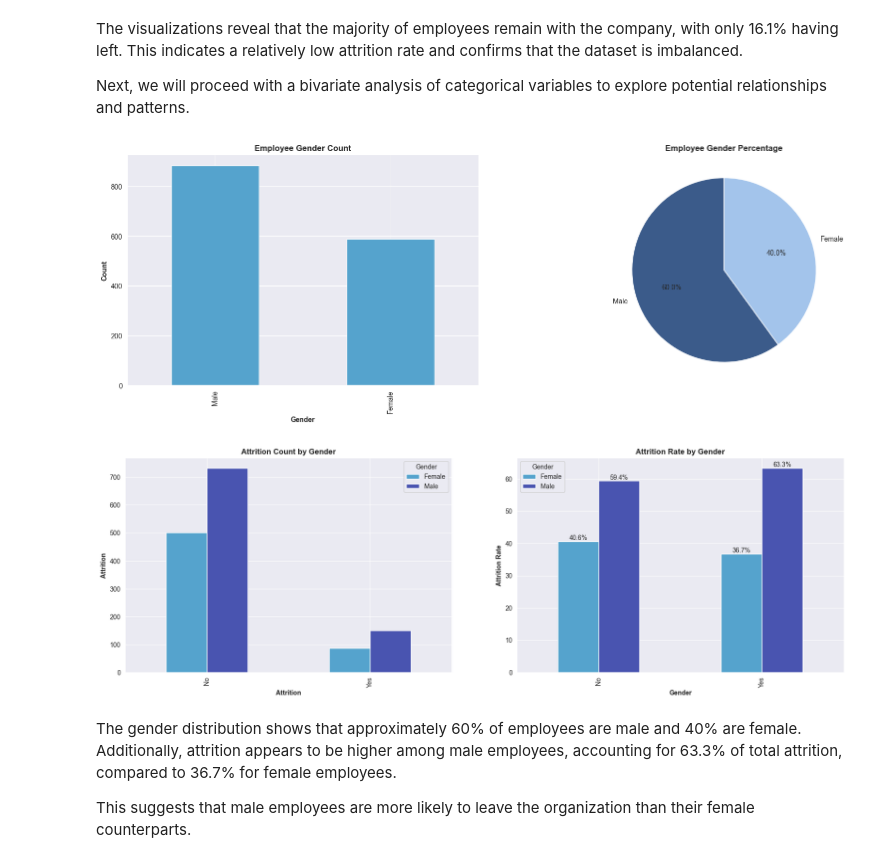
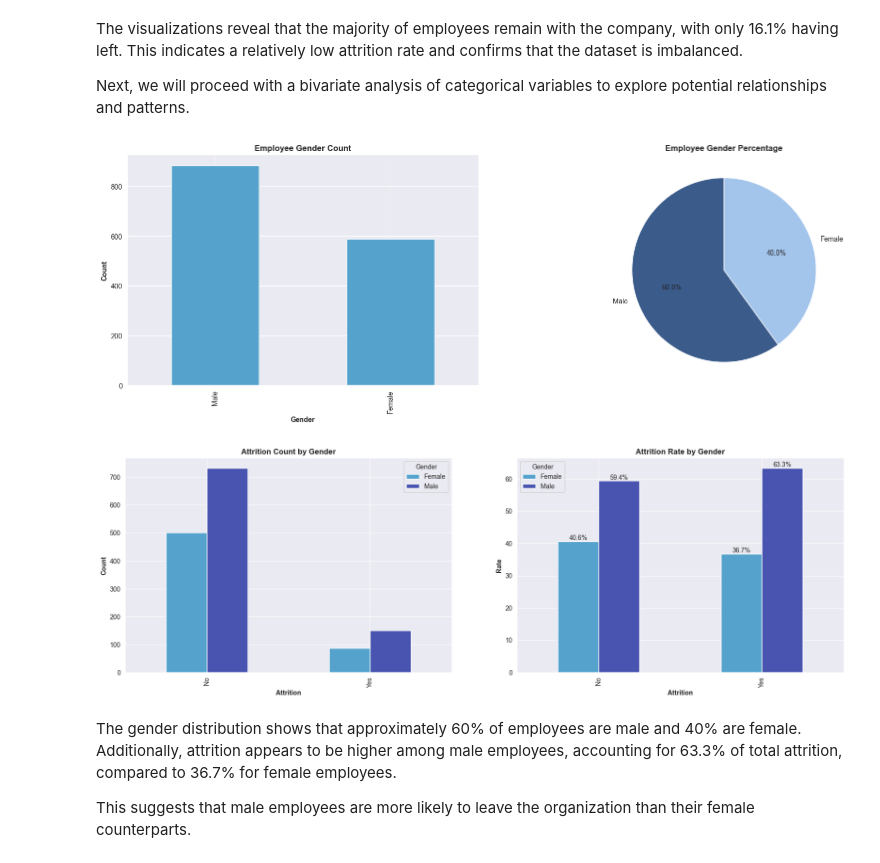
Before and after one commit to George-Njuguna/HR-ATTRITION-MODELLING, a Jupyter notebook: EDA.ipynb, the cells around one changed output. Saved outputs shown, nothing was run; the diff lists cells and outputs as text; code cells hidden in the pictures.

```diff
--- a/EDA.ipynb
+++ b/EDA.ipynb
@@ -145,37 +204,11 @@ Next, we will proceed with a bivariate analysis of categorical variables to expl
 # %%
  # Visualizing Gender
 plots ( DATA , 'Gender' )
 
-# Getting the contingency Table
-ct = pd.crosstab( DATA['Attrition'] , DATA['Gender'] )
-ct_per = pd.crosstab( DATA['Attrition'] , DATA['Gender'] , normalize = 'index' ) * 100
-
-# Plotting the bar plot with the crosstab result
-fig , ax = plt.subplots( 1 , 2 ,figsize = ( 20, 6 ))
-
-ct.plot(kind='bar', stacked=False, ax = ax[0])
-ct_per.plot(kind='bar', stacked=False, ax = ax[1])
-
-ax[0].set_title( 'Attrition Count by Gender' , fontweight = 'bold')
-ax[0].set_ylabel( 'Attrition' , fontweight = 'bold')
-ax[0].set_xlabel('Attrition' , fontweight = 'bold')
-
-ax[1].set_title( 'Attrition Rate by Gender' , fontweight = 'bold')
-ax[1].set_ylabel( 'Attrition Rate' , fontweight = 'bold')
-ax[1].set_xlabel('Gender' , fontweight = 'bold')
-
- # Annotating the bars
-for p in ax[1].patches:
-    height = p.get_height()
-
-    ax[1].annotate(f'{height:.1f}%',
-                (p.get_x() + p.get_width() / 2., height),
-                ha='center', va='bottom')
-
-plt.show()
+cat_plot( DATA , 'Attrition' , 'Gender' )
 # %% [output]
 [figure]
-[figure, old version]
+[figure, new version]
 # %% [markdown]
 The gender distribution shows that approximately 60% of employees are male and 40% are female. Additionally, attrition appears to be higher among male employees, accounting for 63.3% of total attrition, compared to 36.7% for female employees.
 
```
Also changed, not shown: parts of 9 cells of this notebook.
